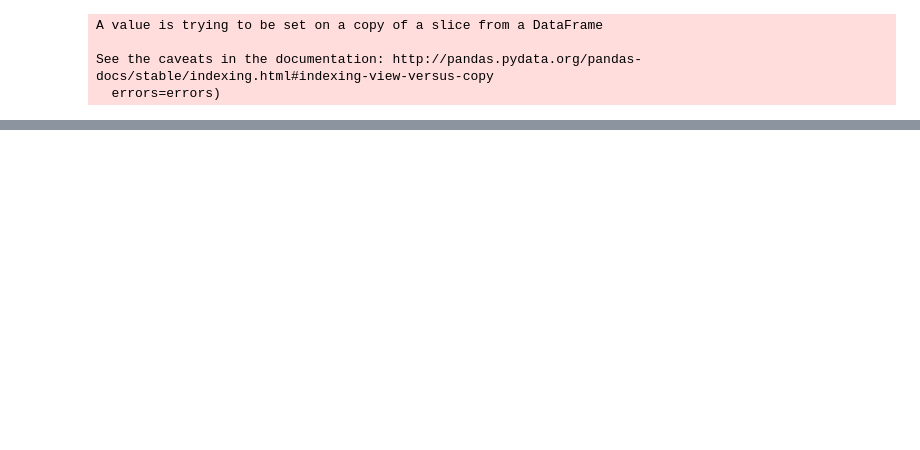
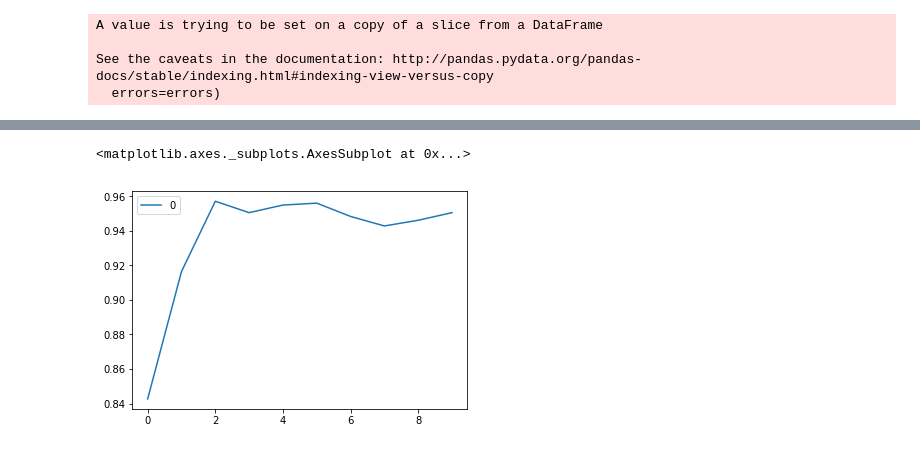
Before and after one commit to str186/SDS_Group31, a Jupyter notebook: EXAM/data_structuring.ipynb, the cells around one changed output, grey strips where cells are left out. Saved outputs shown, nothing was run; the diff lists cells and outputs as text; code cells hidden in the pictures; blank space fills up the shorter version.

```diff
--- a/EXAM/data_structuring.ipynb
+++ b/EXAM/data_structuring.ipynb
@@ -97,0 +198,5 @@ dtype: float64
+# %%
+pd.DataFrame(accuracy).plot()
+# %% [output]
+<matplotlib.axes._subplots.AxesSubplot at 0x...>
+[figure, added]
```
Also changed, not shown: parts of 9 cells of this notebook, 1 other file.
